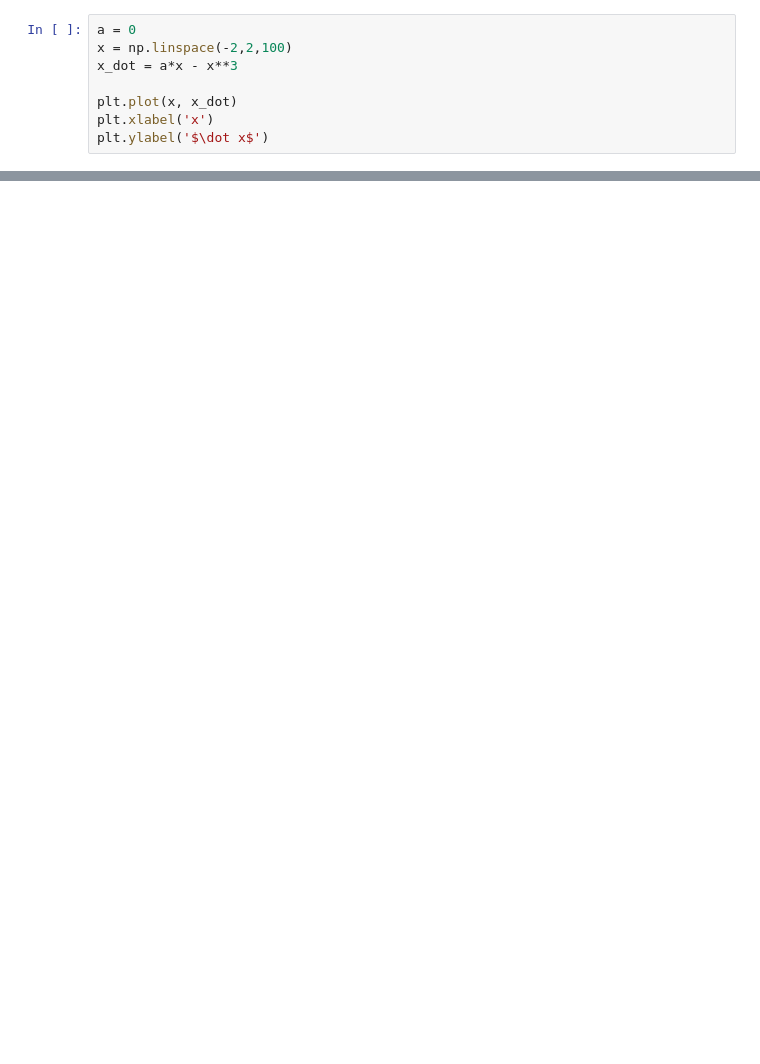
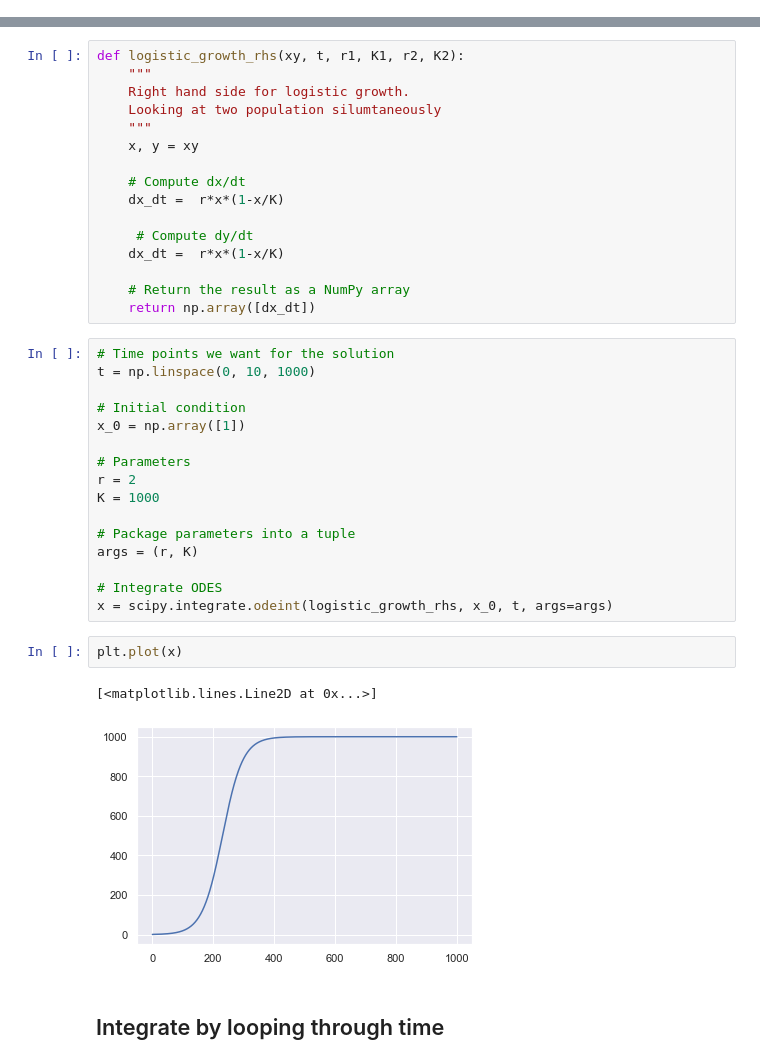
Before and after one commit to sbeeler/BIOL301_Fall2022, a Jupyter notebook: _sources/HW3_solutions.ipynb, the cells around one changed output, grey strips where cells are left out. Saved outputs shown, nothing was run; the diff lists cells and outputs as text; blank space fills up the shorter version.

```diff
--- a/_sources/HW3_solutions.ipynb
+++ b/_sources/HW3_solutions.ipynb
@@ -279,8 +0,0 @@ The second derivative will be $\ddot x = -3x^2$, which evaluates to 0, when $x=0
-# %%
-a = 0
-x = np.linspace(-2,2,100)
-x_dot = a*x - x**3
-
-plt.plot(x, x_dot)
-plt.xlabel('x')
-plt.ylabel('$\dot x$')
@@ -373,0 +13,39 @@ From the slope field, we can see the half-stable nature of the fixed point at $x
+# %%
+def logistic_growth_rhs(xy, t, r1, K1, r2, K2):
+    """
+    Right hand side for logistic growth.
+    Looking at two population silumtaneously
+    """
+    x, y = xy
+
+    # Compute dx/dt
+    dx_dt =  r*x*(1-x/K)
+
+     # Compute dy/dt
+    dx_dt =  r*x*(1-x/K)
+
+    # Return the result as a NumPy array
+    return np.array([dx_dt])
+# %%
+# Time points we want for the solution
+t = np.linspace(0, 10, 1000)
+
+# Initial condition
+x_0 = np.array([1])
+
+# Parameters
+r = 2
+K = 1000
+
+# Package parameters into a tuple
+args = (r, K)
+
+# Integrate ODES
+x = scipy.integrate.odeint(logistic_growth_rhs, x_0, t, args=args)
+# %%
+plt.plot(x)
+# %% [output]
+[<matplotlib.lines.Line2D at 0x...>]
+[figure, added]
+# %% [markdown]
+## Integrate by looping through time
```
Also changed, not shown: parts of 57 cells of this notebook, 24 other files.
